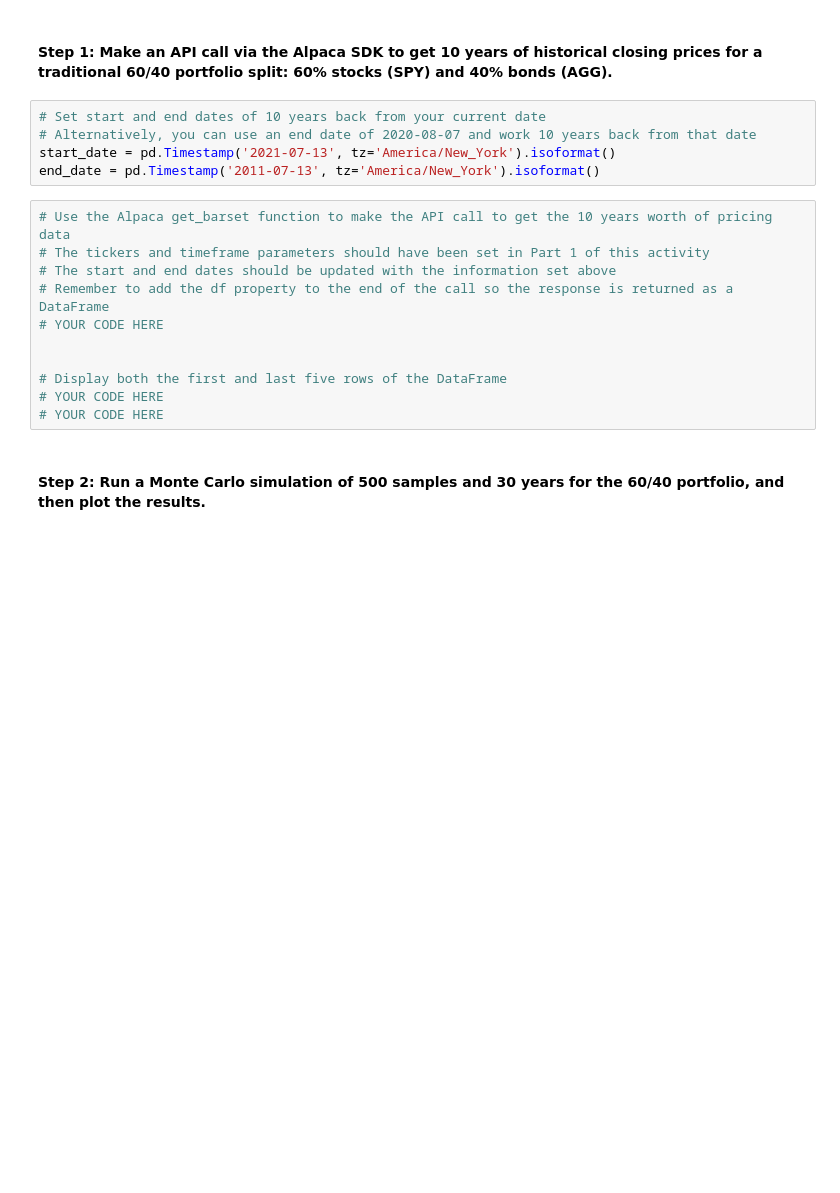
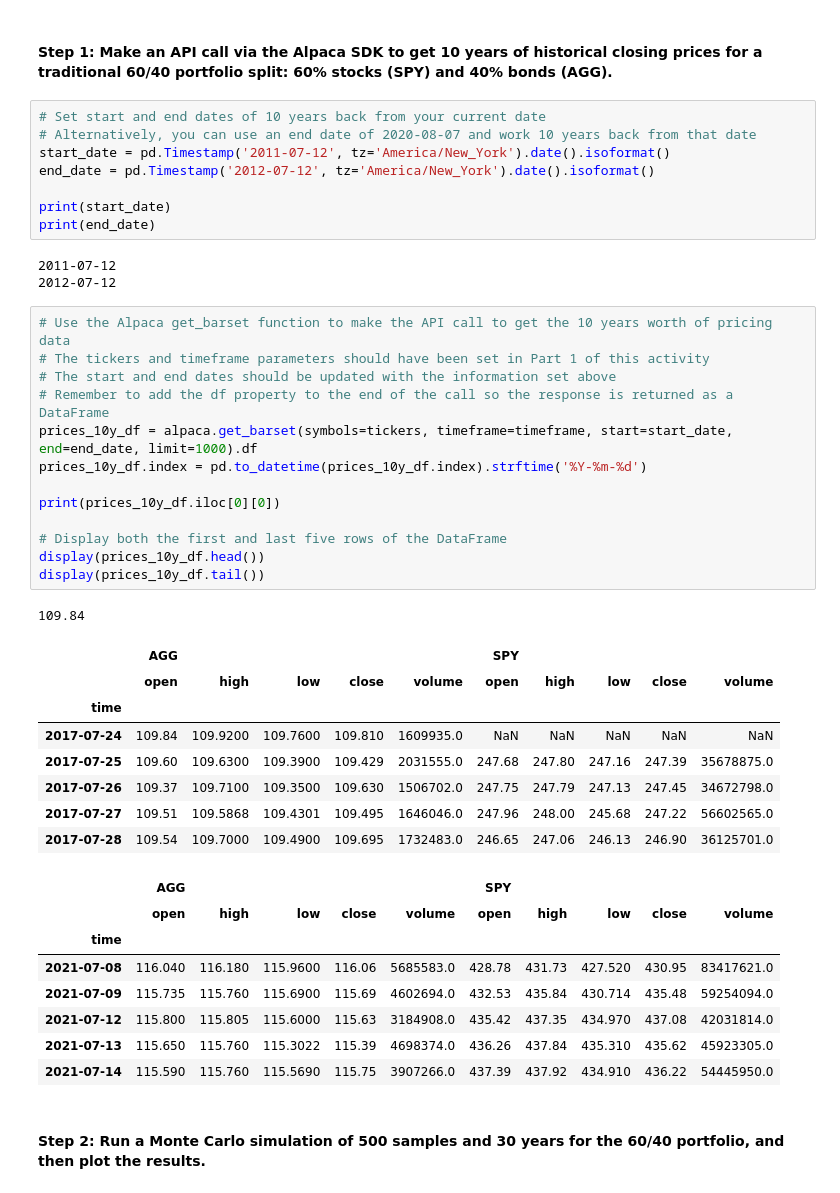
Before and after one commit to pentius00/05_Financial_Planner, a Jupyter notebook: financial_planning_tools.ipynb, the cells around one changed output. Drawn from its saved outputs; the diff is of its cells as text; blank space fills up the shorter version.

Commit message:
changed alpaca get_barset limit to 1000

```diff
--- a/financial_planning_tools.ipynb
+++ b/financial_planning_tools.ipynb
@@ -401,19 +401,45 @@ In this section, you’ll use the MCForecastTools library to create a Monte Carl
 # %%
 # Set start and end dates of 10 years back from your current date
 # Alternatively, you can use an end date of 2020-08-07 and work 10 years back from that date
-start_date = pd.Timestamp('2021-07-13', tz='America/New_York').isoformat()
-end_date = pd.Timestamp('2011-07-13', tz='America/New_York').isoformat()
+start_date = pd.Timestamp('2011-07-12', tz='America/New_York').date().isoformat()
+end_date = pd.Timestamp('2012-07-12', tz='America/New_York').date().isoformat()
+
+print(start_date)
+print(end_date)
+# %% [output]
+2011-07-12
+2012-07-12
 # %%
 # Use the Alpaca get_barset function to make the API call to get the 10 years worth of pricing data
 # The tickers and timeframe parameters should have been set in Part 1 of this activity
 # The start and end dates should be updated with the information set above
 # Remember to add the df property to the end of the call so the response is returned as a DataFrame
-# YOUR CODE HERE
+prices_10y_df = alpaca.get_barset(symbols=tickers, timeframe=timeframe, start=start_date, end=end_date, limit=1000).df
+prices_10y_df.index = pd.to_datetime(prices_10y_df.index).strftime('%Y-%m-%d')
 
+print(prices_10y_df.iloc[0][0])
 
 # Display both the first and last five rows of the DataFrame
-# YOUR CODE HERE
-# YOUR CODE HERE
+display(prices_10y_df.head())
+display(prices_10y_df.tail())
+# %% [output]
+109.84
+|  | AGG |  |  |  |  | SPY |  |  |  |  |
+|  | open | high | low | close | volume | open | high | low | close | volume |
+| time |  |  |  |  |  |  |  |  |  |  |
+| 2017-07-24 | 109.84 | 109.9200 | 109.7600 | 109.810 | 1609935.0 | NaN | NaN | NaN | NaN | NaN |
+| 2017-07-25 | 109.60 | 109.6300 | 109.3900 | 109.429 | 2031555.0 | 247.68 | 247.80 | 247.16 | 247.39 | 35678875.0 |
+| 2017-07-26 | 109.37 | 109.7100 | 109.3500 | 109.630 | 1506702.0 | 247.75 | 247.79 | 247.13 | 247.45 | 34672798.0 |
+| 2017-07-27 | 109.51 | 109.5868 | 109.4301 | 109.495 | 1646046.0 | 247.96 | 248.00 | 245.68 | 247.22 | 56602565.0 |
+| 2017-07-28 | 109.54 | 109.7000 | 109.4900 | 109.695 | 1732483.0 | 246.65 | 247.06 | 246.13 | 246.90 | 36125701.0 |
+|  | AGG |  |  |  |  | SPY |  |  |  |  |
+|  | open | high | low | close | volume | open | high | low | close | volume |
+| time |  |  |  |  |  |  |  |  |  |  |
+| 2021-07-08 | 116.040 | 116.180 | 115.9600 | 116.06 | 5685583.0 | 428.78 | 431.73 | 427.520 | 430.95 | 83417621.0 |
+| 2021-07-09 | 115.735 | 115.760 | 115.6900 | 115.69 | 4602694.0 | 432.53 | 435.84 | 430.714 | 435.48 | 59254094.0 |
+| 2021-07-12 | 115.800 | 115.805 | 115.6000 | 115.63 | 3184908.0 | 435.42 | 437.35 | 434.970 | 437.08 | 42031814.0 |
+| 2021-07-13 | 115.650 | 115.760 | 115.3022 | 115.39 | 4698374.0 | 436.26 | 437.84 | 435.310 | 435.62 | 45923305.0 |
+| 2021-07-14 | 115.590 | 115.760 | 115.5690 | 115.75 | 3907266.0 | 437.39 | 437.92 | 434.910 | 436.22 | 54445950.0 |
 # %% [markdown]
 #### Step 2: Run a Monte Carlo simulation of 500 samples and 30 years for the 60/40 portfolio, and then plot the results.
 # %%
```
